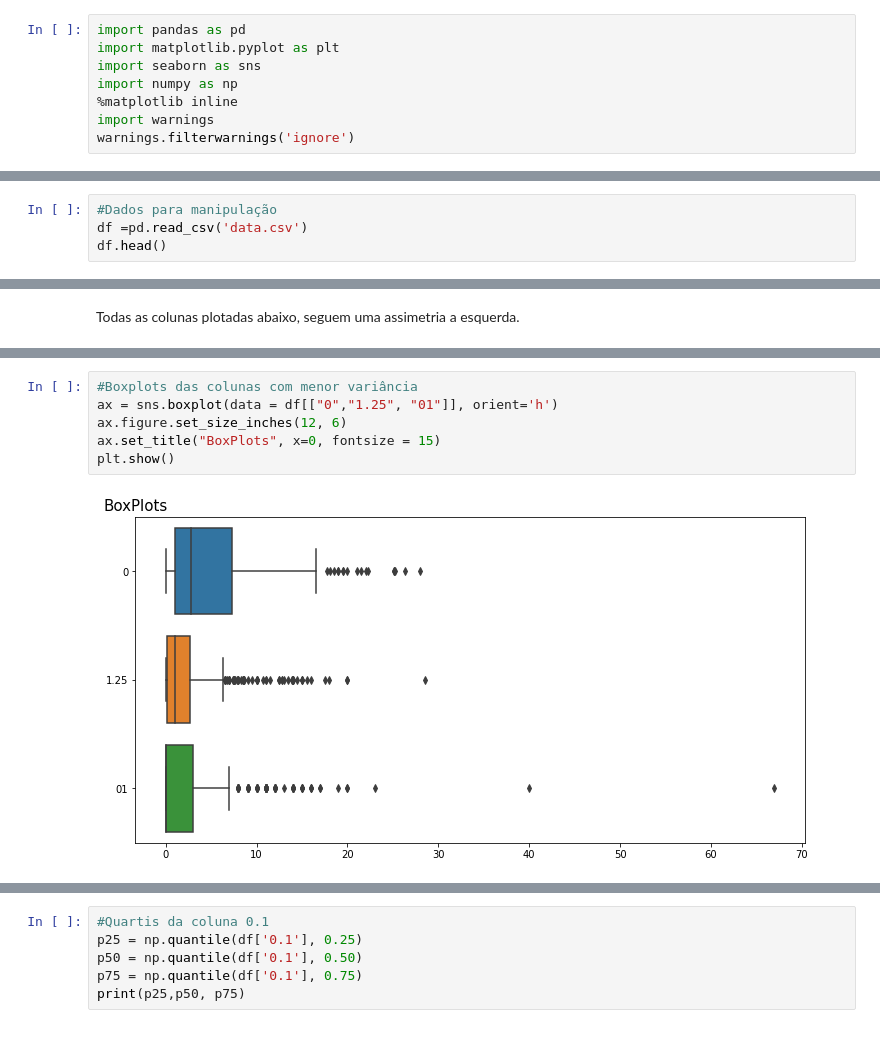
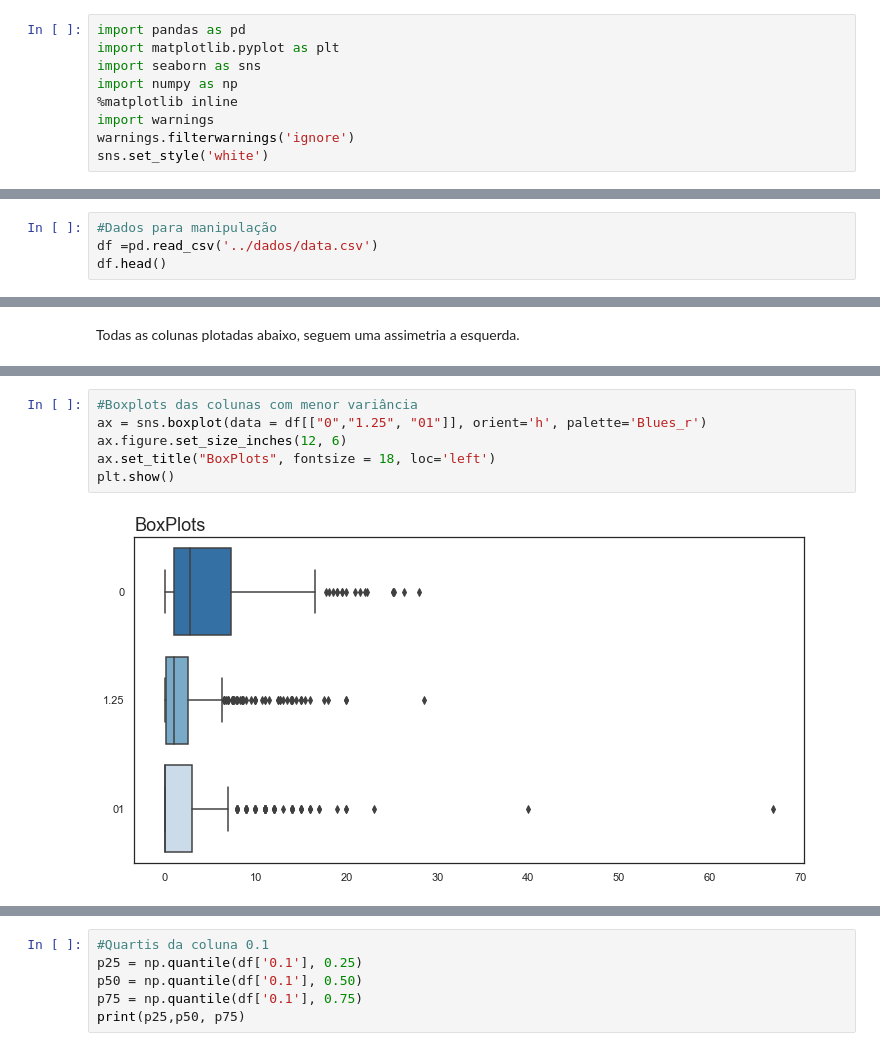
Before and after one commit to Marcus-Bernard0/Data-Science-projects, a Jupyter notebook: 4- Credit Aprovals/notebook/Project.ipynb, the cells around one changed output, grey strips where cells are left out. Drawn from its saved outputs; the diff is of its cells as text.

```diff
--- a/4- Credit Aprovals/notebook/Project.ipynb
+++ b/4- Credit Aprovals/notebook/Project.ipynb
@@ -13,5 +13,6 @@ import numpy as np
 %matplotlib inline
 import warnings
 warnings.filterwarnings('ignore')
+sns.set_style('white')
 # %%
 #Importando os dados originais
@@ -26,7 +27,7 @@ dfMain.head()
 | 4 | b | 32.08 | 4.000 | u | g | m | v | 2.50 | t | f | 0 | ... |
 # %%
 #Dados para manipulação
-df =pd.read_csv('data.csv')
+df =pd.read_csv('../dados/data.csv')
 df.head()
 # %% [output]
 |  | b | 30.83 | 0 | u | g | w | v | 1.25 | t | t.1 | 01 | ... |
@@ -146,11 +147,11 @@ plt.show()
 # %%
 #Boxplots das colunas com menor variância
-ax = sns.boxplot(data = df[["0","1.25", "01"]], orient='h')
+ax = sns.boxplot(data = df[["0","1.25", "01"]], orient='h', palette='Blues_r')
 ax.figure.set_size_inches(12, 6)
-ax.set_title("BoxPlots", x=0, fontsize = 15)
+ax.set_title("BoxPlots", fontsize = 18, loc='left')
 plt.show()
 # %% [output]
-[figure, old version]
+[figure, new version]
 # %%
 #boxplot da coluna 0.1
 
```
Also changed, not shown: parts of 34 cells of this notebook, 1 other file.
